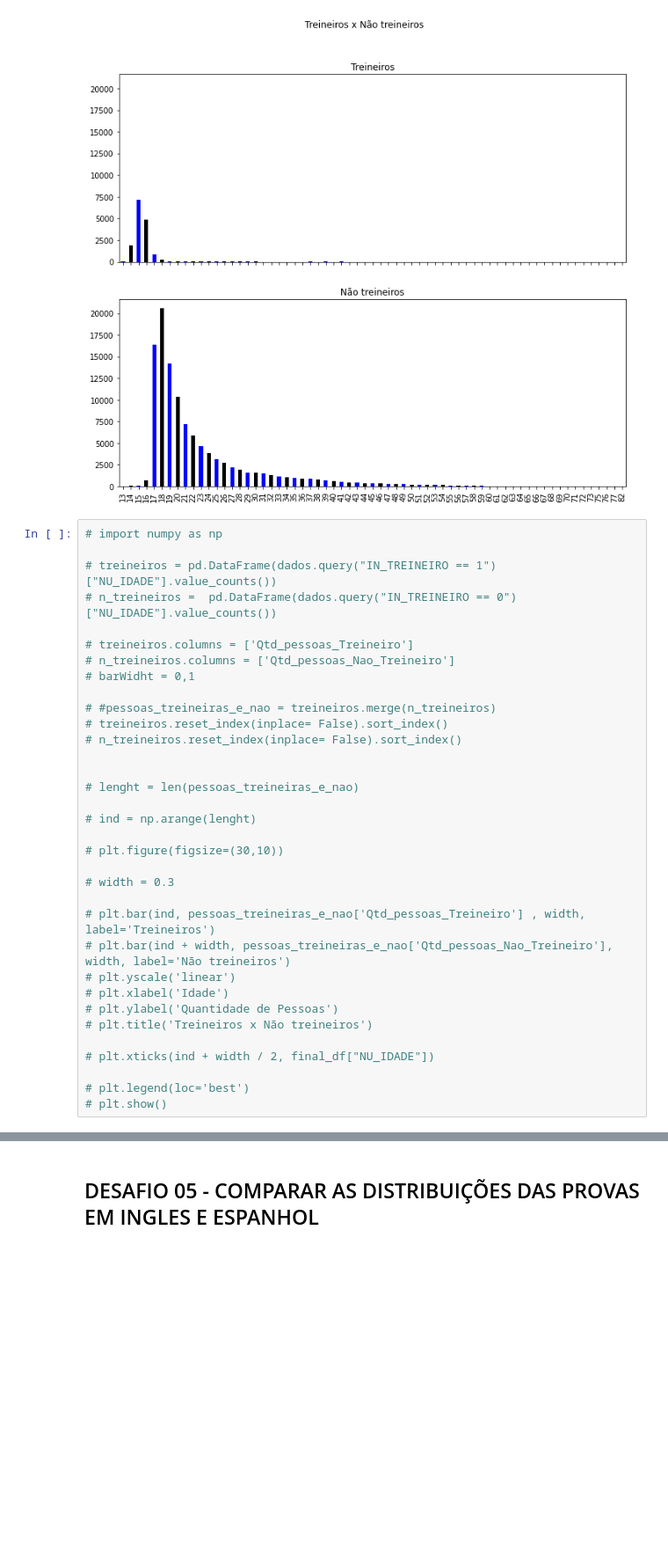
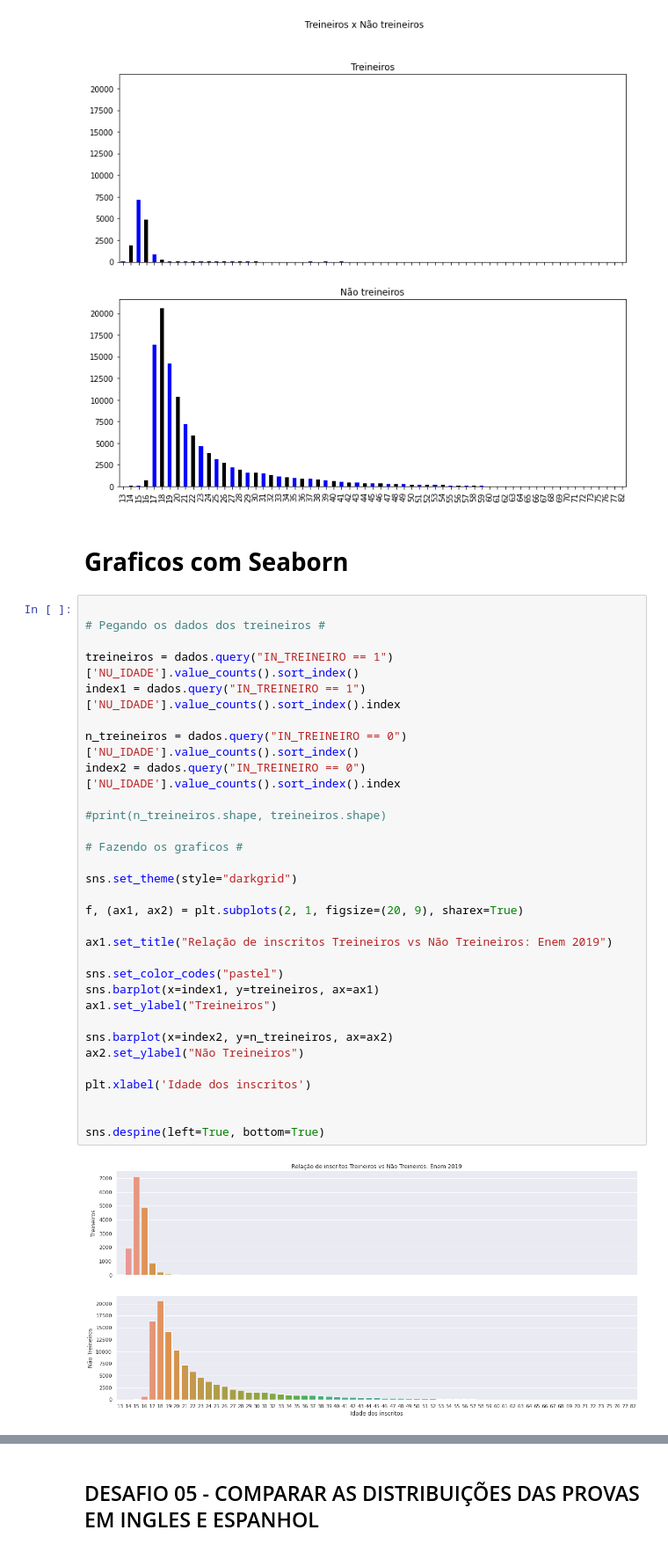
Before and after one commit to Gradimilo/IMERSAO_DADOS_2-2020, a Jupyter notebook: Aula01.ipynb, the cells around one changed output, grey strips where cells are left out. Shown at 88% size. Drawn from its saved outputs; the diff is of its cells as text; blank space fills up the shorter version.

```diff
--- a/Aula01.ipynb
+++ b/Aula01.ipynb
@@ -276,37 +300,38 @@ plt.show()
 #treineiros.plot.box(grid = True, figsize=(8,6))
 # %% [output]
 [figure]
-# %%
-# import numpy as np
-
-# treineiros = pd.DataFrame(dados.query("IN_TREINEIRO == 1")["NU_IDADE"].value_counts())
-# n_treineiros =  pd.DataFrame(dados.query("IN_TREINEIRO == 0")["NU_IDADE"].value_counts())
-
-# treineiros.columns = ['Qtd_pessoas_Treineiro']
-# n_treineiros.columns = ['Qtd_pessoas_Nao_Treineiro']
-# barWidht = 0,1
-
-# #pessoas_treineiras_e_nao = treineiros.merge(n_treineiros)
-# treineiros.reset_index(inplace= False).sort_index()
-# n_treineiros.reset_index(inplace= False).sort_index()
-
-
-# lenght = len(pessoas_treineiras_e_nao)
-
-# ind = np.arange(lenght)
-
-# plt.figure(figsize=(30,10))
-
-# width = 0.3
-
-# plt.bar(ind, pessoas_treineiras_e_nao['Qtd_pessoas_Treineiro'] , width, label='Treineiros')
-# plt.bar(ind + width, pessoas_treineiras_e_nao['Qtd_pessoas_Nao_Treineiro'], width, label='Não treineiros')
-# plt.yscale('linear')
-# plt.xlabel('Idade')
-# plt.ylabel('Quantidade de Pessoas')
-# plt.title('Treineiros x Não treineiros')
-
-# plt.xticks(ind + width / 2, final_df["NU_IDADE"])
-
-# plt.legend(loc='best')
-# plt.show()
+# %% [markdown]
+# **Graficos com Seaborn**
+# %%
+
+# Pegando os dados dos treineiros #
+
+treineiros = dados.query("IN_TREINEIRO == 1")['NU_IDADE'].value_counts().sort_index()
+index1 = dados.query("IN_TREINEIRO == 1")['NU_IDADE'].value_counts().sort_index().index
+
+n_treineiros = dados.query("IN_TREINEIRO == 0")['NU_IDADE'].value_counts().sort_index()
+index2 = dados.query("IN_TREINEIRO == 0")['NU_IDADE'].value_counts().sort_index().index
+
+#print(n_treineiros.shape, treineiros.shape)
+
+# Fazendo os graficos #
+
+sns.set_theme(style="darkgrid")
+
+f, (ax1, ax2) = plt.subplots(2, 1, figsize=(20, 9), sharex=True)
+
+ax1.set_title("Relação de inscritos Treineiros vs Não Treineiros: Enem 2019")
+
+sns.set_color_codes("pastel")
+sns.barplot(x=index1, y=treineiros, ax=ax1)
+ax1.set_ylabel("Treineiros")
+
+sns.barplot(x=index2, y=n_treineiros, ax=ax2)
+ax2.set_ylabel("Não Treineiros")
+
+plt.xlabel('Idade dos inscritos')
+
+
+sns.despine(left=True, bottom=True)
+# %% [output]
+[figure, added]
```
Also changed, not shown: parts of 10 cells of this notebook, 1 other file.
